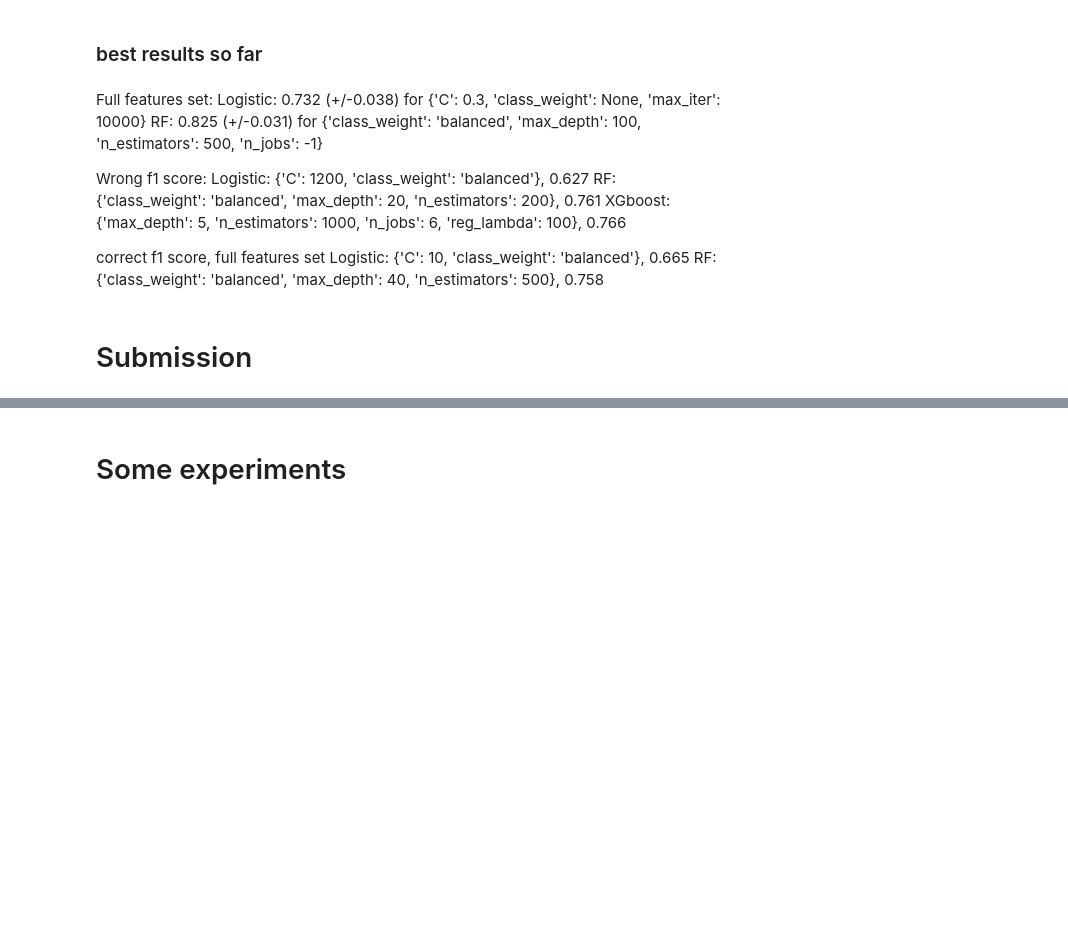
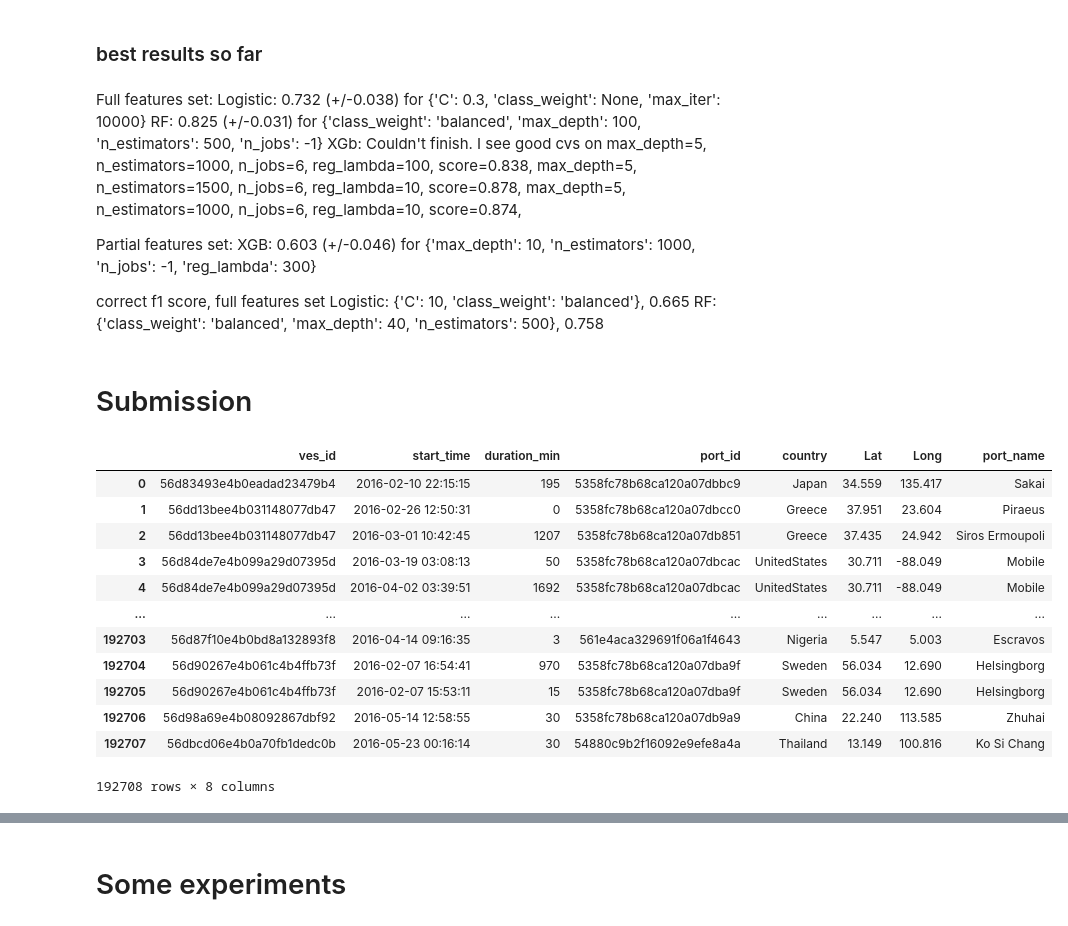
Before and after one commit to matanma/ML, a Jupyter notebook: WinWard/WinWard.ipynb, the cells around one changed output, grey strips where cells are left out. Saved outputs shown, nothing was run; the diff lists cells and outputs as text; code cells hidden in the pictures; blank space fills up the shorter version.

```diff
--- a/WinWard/WinWard.ipynb
+++ b/WinWard/WinWard.ipynb
@@ -1199,16 +1139,34 @@ NameError: name 'tuned_classifiers' is not defined
 Full features set:
 Logistic: 0.732 (+/-0.038) for {'C': 0.3, 'class_weight': None, 'max_iter': 10000}
 RF: 0.825 (+/-0.031) for {'class_weight': 'balanced', 'max_depth': 100, 'n_estimators': 500, 'n_jobs': -1}
+XGb: Couldn't finish. I see good cvs on
+  max_depth=5, n_estimators=1000, n_jobs=6, reg_lambda=100, score=0.838,
+ max_depth=5, n_estimators=1500, n_jobs=6, reg_lambda=10, score=0.878,
+ max_depth=5, n_estimators=1000, n_jobs=6, reg_lambda=10, score=0.874,
 
-
-
-Wrong f1 score:
-Logistic: {'C': 1200, 'class_weight': 'balanced'}, 0.627
-RF: {'class_weight': 'balanced', 'max_depth': 20, 'n_estimators': 200}, 0.761
-XGboost: {'max_depth': 5, 'n_estimators': 1000, 'n_jobs': 6, 'reg_lambda': 100}, 0.766
+Partial features set:
+XGB: 0.603 (+/-0.046) for {'max_depth': 10, 'n_estimators': 1000, 'n_jobs': -1, 'reg_lambda': 300}
 
 correct f1 score, full features set
 Logistic: {'C': 10, 'class_weight': 'balanced'}, 0.665
 RF: {'class_weight': 'balanced', 'max_depth': 40, 'n_estimators': 500}, 0.758
 # %% [markdown]
 # Submission #
+# %%
+test_set_df_orig = pd.read_csv("port_visits_test.csv", parse_dates = ['start_time'], date_parser = parse )
+# %%
+test_set_df_orig
+# %% [output]
+|  | ves_id | start_time | duration_min | port_id | country | Lat | Long | port_name |
+| 0 | 56d83493e4b0eadad23479b4 | 2016-02-10 22:15:15 | 195 | 5358fc78b68ca120a07dbbc9 | Japan | 34.559 | 135.417 | Sakai |
+| 1 | 56dd13bee4b031148077db47 | 2016-02-26 12:50:31 | 0 | 5358fc78b68ca120a07dbcc0 | Greece | 37.951 | 23.604 | Piraeus |
+| 2 | 56dd13bee4b031148077db47 | 2016-03-01 10:42:45 | 1207 | 5358fc78b68ca120a07db851 | Greece | 37.435 | 24.942 | Siros Ermoupoli |
+| 3 | 56d84de7e4b099a29d07395d | 2016-03-19 03:08:13 | 50 | 5358fc78b68ca120a07dbcac | UnitedStates | 30.711 | -88.049 | Mobile |
+| 4 | 56d84de7e4b099a29d07395d | 2016-04-02 03:39:51 | 1692 | 5358fc78b68ca120a07dbcac | UnitedStates | 30.711 | -88.049 | Mobile |
+| ... | ... | ... | ... | ... | ... | ... | ... | ... |
+| 192703 | 56d87f10e4b0bd8a132893f8 | 2016-04-14 09:16:35 | 3 | 561e4aca329691f06a1f4643 | Nigeria | 5.547 | 5.003 | Escravos |
+| 192704 | 56d90267e4b061c4b4ffb73f | 2016-02-07 16:54:41 | 970 | 5358fc78b68ca120a07dba9f | Sweden | 56.034 | 12.690 | Helsingborg |
+| 192705 | 56d90267e4b061c4b4ffb73f | 2016-02-07 15:53:11 | 15 | 5358fc78b68ca120a07dba9f | Sweden | 56.034 | 12.690 | Helsingborg |
+| 192706 | 56d98a69e4b08092867dbf92 | 2016-05-14 12:58:55 | 30 | 5358fc78b68ca120a07db9a9 | China | 22.240 | 113.585 | Zhuhai |
+| 192707 | 56dbcd06e4b0a70fb1dedc0b | 2016-05-23 00:16:14 | 30 | 54880c9b2f16092e9efe8a4a | Thailand | 13.149 | 100.816 | Ko Si Chang |
+192708 rows × 8 columns
```
Also changed, not shown: parts of 24 cells of this notebook.
